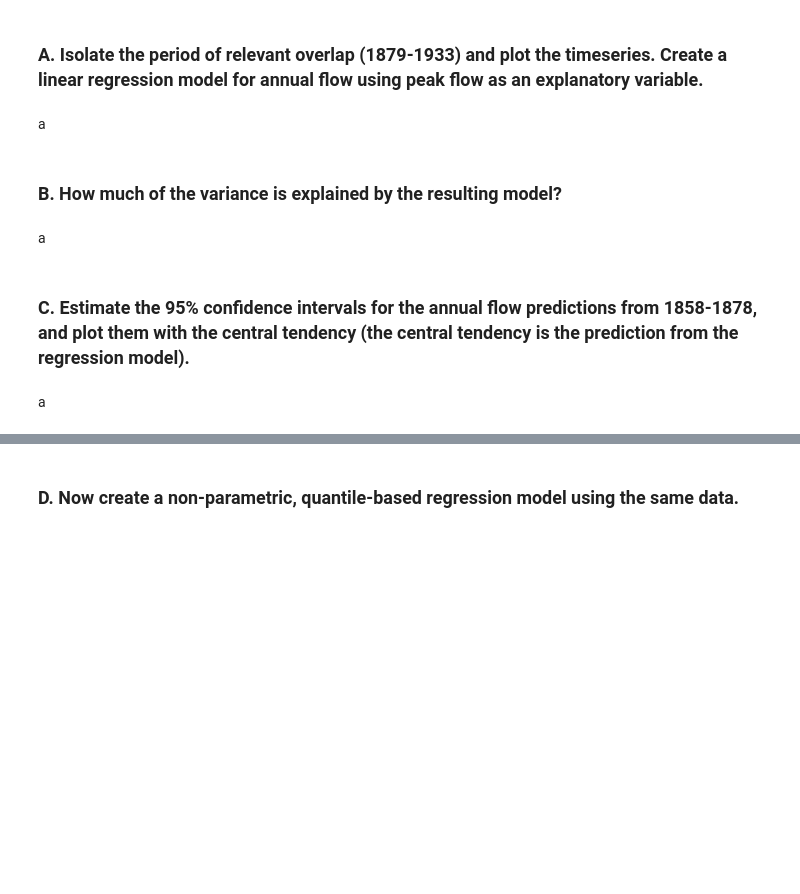
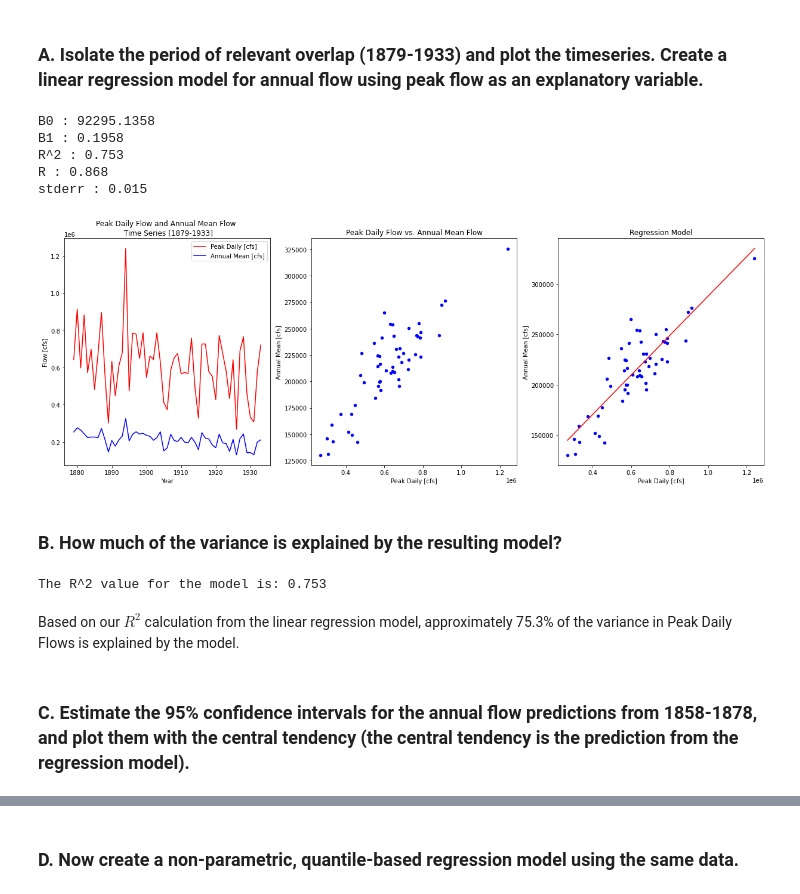
Before and after one commit to egagli/cewa565, a Jupyter notebook: homework/4/hw4.ipynb, the cells around one changed output, grey strips where cells are left out. Cells and saved outputs as stored; diff of their text form; code cells hidden in the pictures; blank space fills up the shorter version.

```diff
--- a/homework/4/hw4.ipynb
+++ b/homework/4/hw4.ipynb
@@ -7,5 +7,3 @@ Eric Gagliano (egagli)
 USGS gaged streamflow records for the Columbia River at The Dalles, OR began in water year 1879 and continues to the present day (one of the longest continuous records in the U.S.). Peak flow records extend back to 1858 (based on peak stage values recorded by railroad workers). Using the coincident peak flow records from 1879-1933 (also a period with no major storage dams on the Columbia), create models to predict annual flow for years 1858-1878:
 # %% [markdown]
 ### A. Isolate the period of relevant overlap (1879-1933) and plot the timeseries. Create a linear regression model for annual flow using peak flow as an explanatory variable.
-# %% [markdown]
-a
@@ -12,8 +17,54 @@ a
+# %%
+# read in data file
+dalles_flow_file = 'dalles_flow.csv'
+dalles_flow_full = pd.read_csv(dalles_flow_file,skiprows=2)
+dalles_flow = dalles_flow_full[dalles_flow_full['Year'].between(1879,1933)]
+# %%
+# use the linear regression function
+slope, intercept, rvalue, pvalue, stderr = stats.linregress(dalles_flow['Peak Daily (cfs)'],dalles_flow['Annual Mean (cfs)'])
+x = np.linspace(dalles_flow['Peak Daily (cfs)'].min(), dalles_flow['Peak Daily (cfs)'].max(), 2) # make two x coordinates from min and max values of SLI_max
+y = slope * x + intercept # y coordinates using the slope and intercept from our linear regression to draw a regression line
+# %%
+# print out the linear regression outputs
+print('B0 : {}'.format(np.round(intercept,4)))
+print('B1 : {}'.format(np.round(slope,4)))
+print('R^2 : {}'.format(np.round(rvalue**2,3)))
+print('R : {}'.format(np.round(rvalue,3)))
+print('stderr : {}'.format(np.round(stderr,3)))
+# %% [output]
+B0 : 92295.1358
+B1 : 0.1958
+R^2 : 0.753
+R : 0.868
+stderr : 0.015
+# %%
+# plot flow time series, flow v flow, and regression model
+fig, ax = plt.subplots(1,3,figsize=(21,7))
+
+dalles_flow.plot(ax=ax[0],x='Year', y='Peak Daily (cfs)', c='r', label='Peak Daily [cfs]')
+dalles_flow.plot(ax=ax[0],x='Year', y='Annual Mean (cfs)', c='b', label='Annual Mean [cfs]')
+dalles_flow.plot.scatter(ax=ax[1],y='Annual Mean (cfs)', x='Peak Daily (cfs)', c='b')
+dalles_flow.plot.scatter(ax=ax[2],y='Annual Mean (cfs)', x='Peak Daily (cfs)', c='b')
+
+ax[2].plot(x, y, '-r')
+ax[0].set_title('Peak Daily Flow and Annual Mean Flow \n Time Series [1879-1933]')
+ax[0].set_xlabel('Year')
+ax[0].set_ylabel('Flow [cfs]')
+ax[1].set_title('Peak Daily Flow vs. Annual Mean Flow')
+ax[1].set_ylabel('Annual Mean [cfs]')
+ax[1].set_xlabel('Peak Daily [cfs]');
+ax[2].set_title('Regression Model')
+ax[2].set_ylabel('Annual Mean [cfs]')
+ax[2].set_xlabel('Peak Daily [cfs]');
+# %% [output]
+[figure, added]
 # %% [markdown]
 ### B. How much of the variance is explained by the resulting model?
-# %% [markdown]
-a
+# %%
+print(f'The R^2 value for the model is: {rvalue**2:.3}')
+# %% [output]
+The R^2 value for the model is: 0.753
+# %% [markdown]
+Based on our $R^2$ calculation from the linear regression model, approximately 75.3% of the variance in Peak Daily Flows is explained by the model.
 # %% [markdown]
 ### C. Estimate the 95% confidence intervals for the annual flow predictions from 1858-1878, and plot them with the central tendency (the central tendency is the prediction from the regression model).
-# %% [markdown]
-a
```
Also changed, not shown: parts of 40 cells of this notebook.
